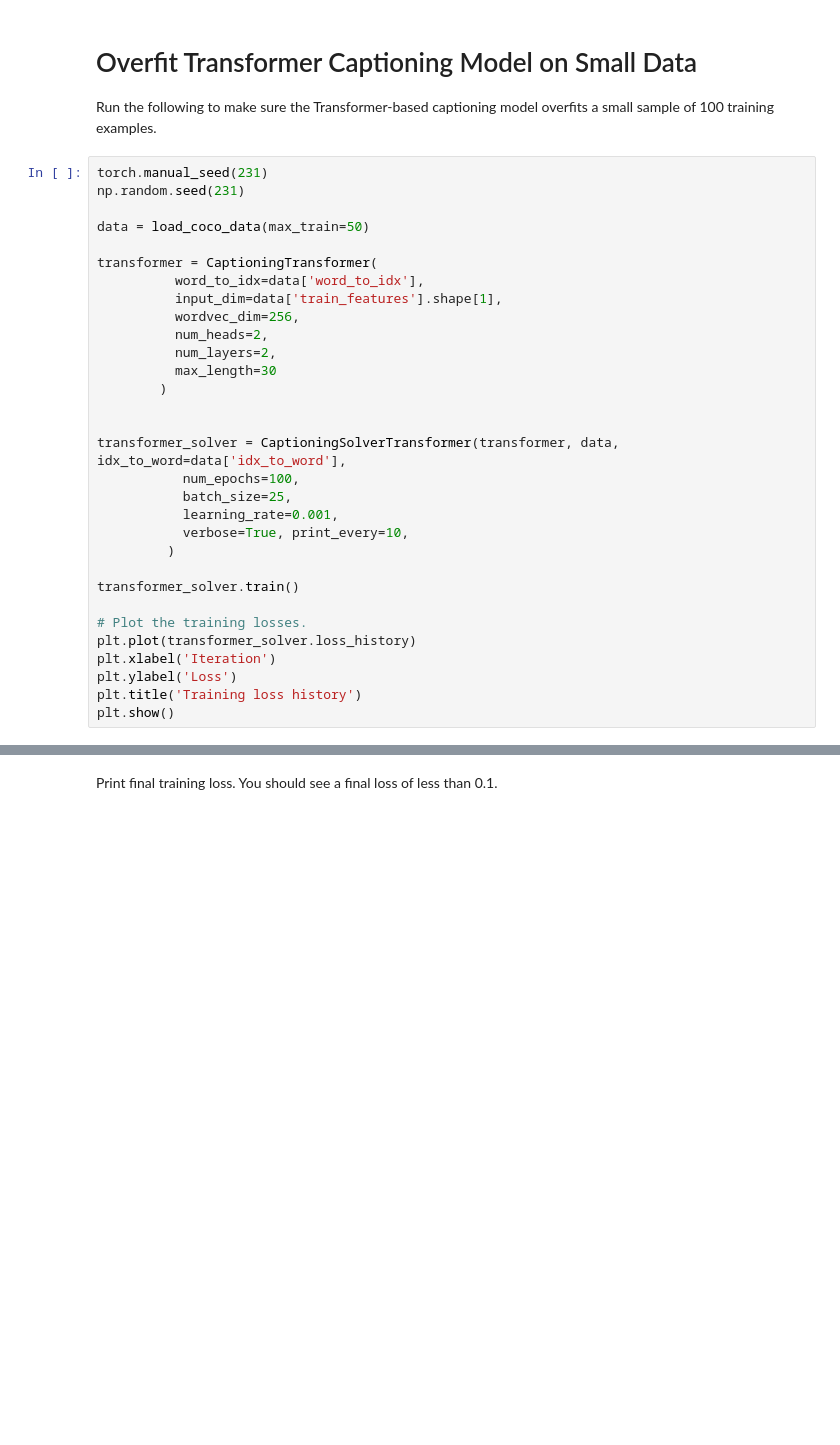
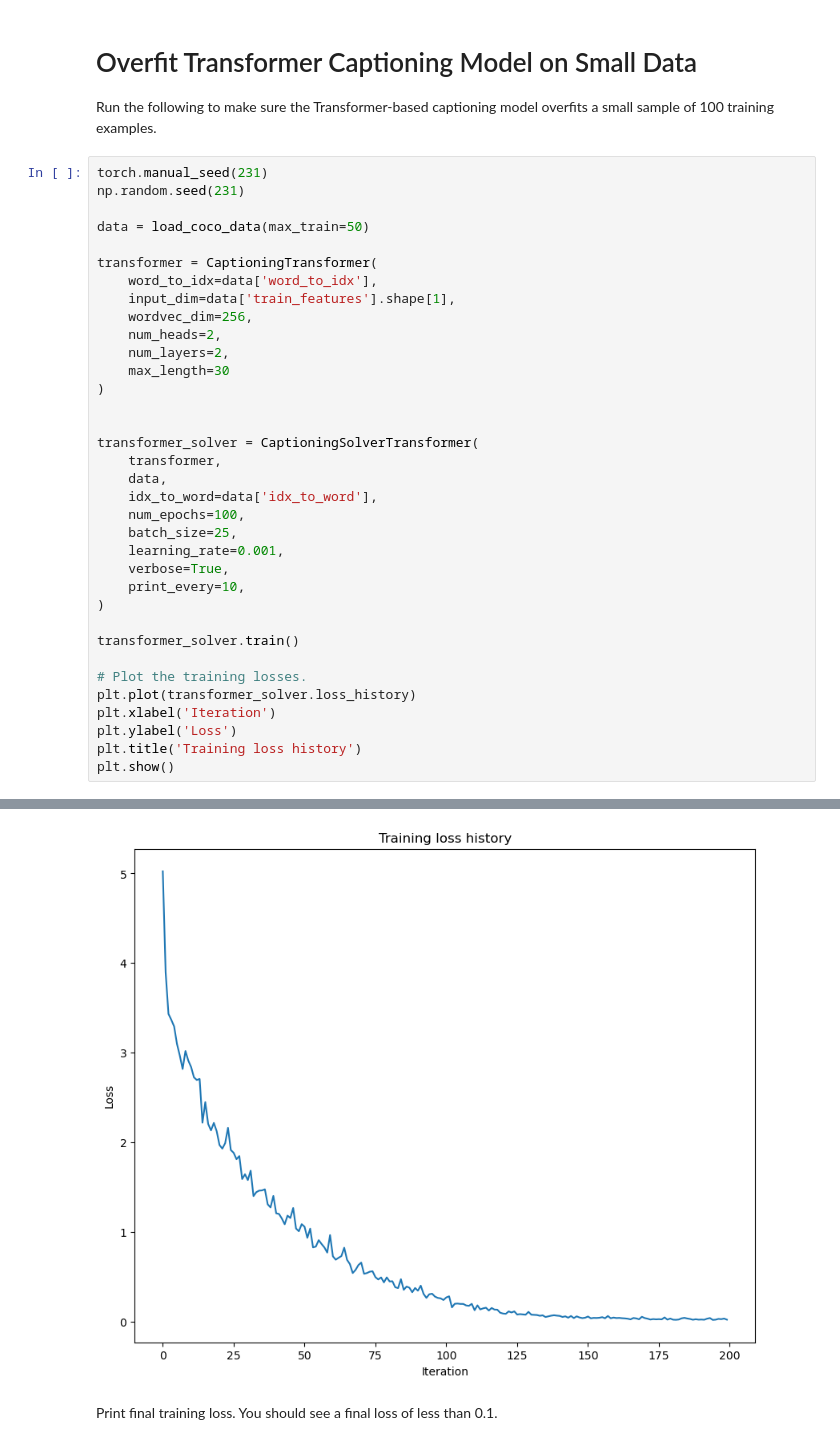
Before and after one commit to mattragoza/CS2078, a Jupyter notebook: hw4/Transformer_Captioning.ipynb, the cells around one changed output, grey strips where cells are left out. Drawn from its saved outputs; the diff is of its cells as text; blank space fills up the shorter version.

Commit message:
finish transformer training

```diff
--- a/hw4/Transformer_Captioning.ipynb
+++ b/hw4/Transformer_Captioning.ipynb
@@ -255,21 +277,25 @@ np.random.seed(231)
 data = load_coco_data(max_train=50)
 
 transformer = CaptioningTransformer(
-          word_to_idx=data['word_to_idx'],
-          input_dim=data['train_features'].shape[1],
-          wordvec_dim=256,
-          num_heads=2,
-          num_layers=2,
-          max_length=30
-        )
+    word_to_idx=data['word_to_idx'],
+    input_dim=data['train_features'].shape[1],
+    wordvec_dim=256,
+    num_heads=2,
+    num_layers=2,
+    max_length=30
+)
 
 
-transformer_solver = CaptioningSolverTransformer(transformer, data, idx_to_word=data['idx_to_word'],
-           num_epochs=100,
-           batch_size=25,
-           learning_rate=0.001,
-           verbose=True, print_every=10,
-         )
+transformer_solver = CaptioningSolverTransformer(
+    transformer,
+    data,
+    idx_to_word=data['idx_to_word'],
+    num_epochs=100,
+    batch_size=25,
+    learning_rate=0.001,
+    verbose=True,
+    print_every=10,
+)
 
 transformer_solver.train()
 
@@ -279,3 +305,4 @@ plt.xlabel('Iteration')
 plt.ylabel('Loss')
 plt.title('Training loss history')
 plt.show()
+# %% [output]
@@ -282,3 +326,4 @@ plt.show()
+[figure, added]
 # %% [markdown]
 Print final training loss. You should see a final loss of less than 0.1.
 # %%
```
Also changed, not shown: parts of 5 cells of this notebook, 1 other file.
